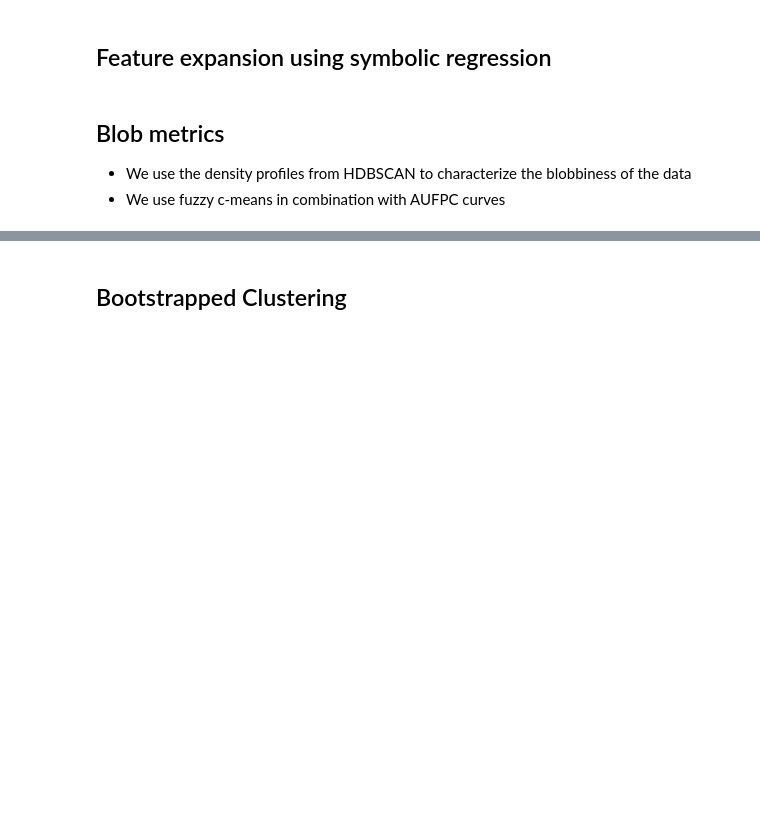
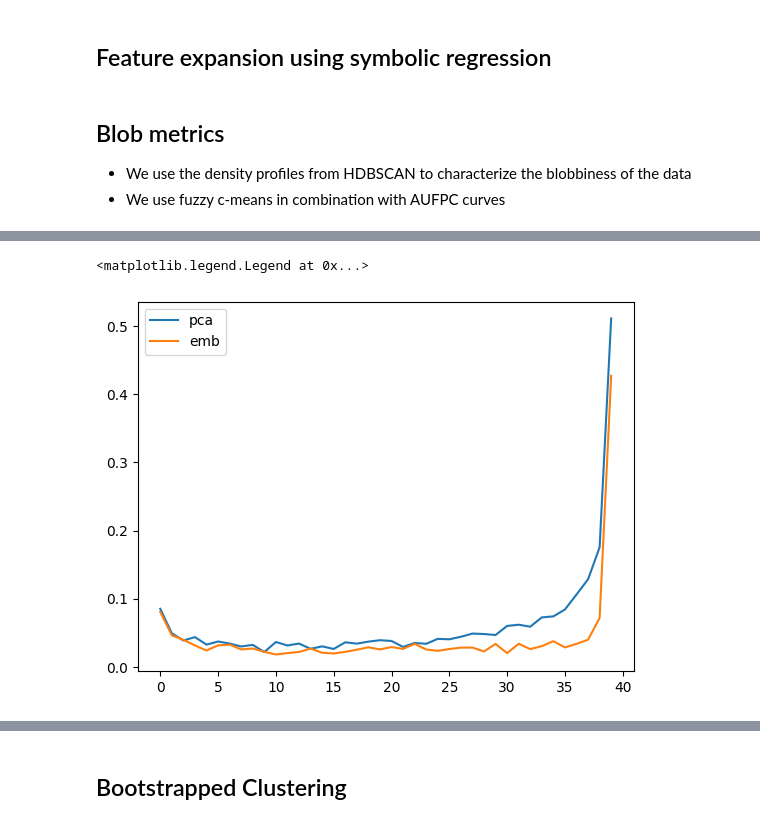
Before and after one commit to HJJoosse/celldyn_embedder, a Jupyter notebook: sandbox/create_clusters.ipynb, the cells around one changed output, grey strips where cells are left out. Saved outputs shown, nothing was run; the diff lists cells and outputs as text; code cells hidden in the pictures; blank space fills up the shorter version.

Commit message:
update of clustering work

```diff
--- a/sandbox/create_clusters.ipynb
+++ b/sandbox/create_clusters.ipynb
@@ -276,0 +261,15 @@ clusterer = HDBSCAN(min_cluster_size=100, min_samples=100, metric='euclidean', c
+# %%
+from hdbscan import HDBSCAN
+
+sample_size = 100000
+selection = in_full.sample(sample_size).reset_index(drop=True)
+
+kwargs = {
+    'min_cluster_size': 5,
+    'min_samples': 15,
+    'metric': 'manhattan',
+    'cluster_selection_method':'leaf'
+}
+
+emb_index = celldyn_emb[celldyn_emb.index.isin(selection.itertuples(index=False))].index.drop_duplicates()
+full_index = celldyn_full[celldyn_full.index.isin(selection.itertuples(index=False))].index.drop_duplicates()
@@ -276,0 +284,2 @@ clusterer = HDBSCAN(min_cluster_size=100, min_samples=100, metric='euclidean', c
+# %%
+Ranker = FunctionTransformer(lambda x: np.argsort(np.argsort(x, axis=0), axis=0))
@@ -276,0 +337,12 @@ clusterer = HDBSCAN(min_cluster_size=100, min_samples=100, metric='euclidean', c
+# %%
+#clusterer = OPTICS(min_samples=15, metric='canberra', n_jobs=-1
+#clusterer = HDBSCAN(**kwargs)
+clusterer = KMeans(n_clusters=10, random_state=123)
+
+df = celldyn_full.loc[full_index].reset_index().groupby(['study_id', 'sample_dt']).first()
+
+pipeline_pca = Pipeline([('scaler', StandardScaler()),
+                          ('pca', PCA(n_components=3, whiten=False)),
+                          ('ranker', Ranker),
+                          ('clusterer', clusterer)], verbose=True)
+pipeline_pca.fit(df.loc[:, meas_columns])
@@ -276,0 +363,13 @@ clusterer = HDBSCAN(min_cluster_size=100, min_samples=100, metric='euclidean', c
+# %%
+Xpca = pipeline_pca.named_steps['pca'].transform(df.loc[:, meas_columns])
+Xemb = pipeline_emb.named_steps['embedder'].embedding_
+Xorg = df.loc[:, meas_columns].values
+perfClass = CDEmbeddingPerformance(n_neighbours=500, metric='manhattan', dcor_level=1)
+# %%
+rnd_sel = np.random.randint(0,100_000, 2000)
+plt.plot(perfClass._return_dynamic_distance_correlation(Xpca[rnd_sel], Xorg[rnd_sel], n_bins=40))
+plt.plot(perfClass._return_dynamic_distance_correlation(Xemb[rnd_sel], Xorg[rnd_sel], n_bins=40))
+plt.legend(['pca', 'emb'])
+# %% [output]
+<matplotlib.legend.Legend at 0x...>
+[figure, added]
```
Also changed, not shown: parts of 12 cells of this notebook, 2 other files.
